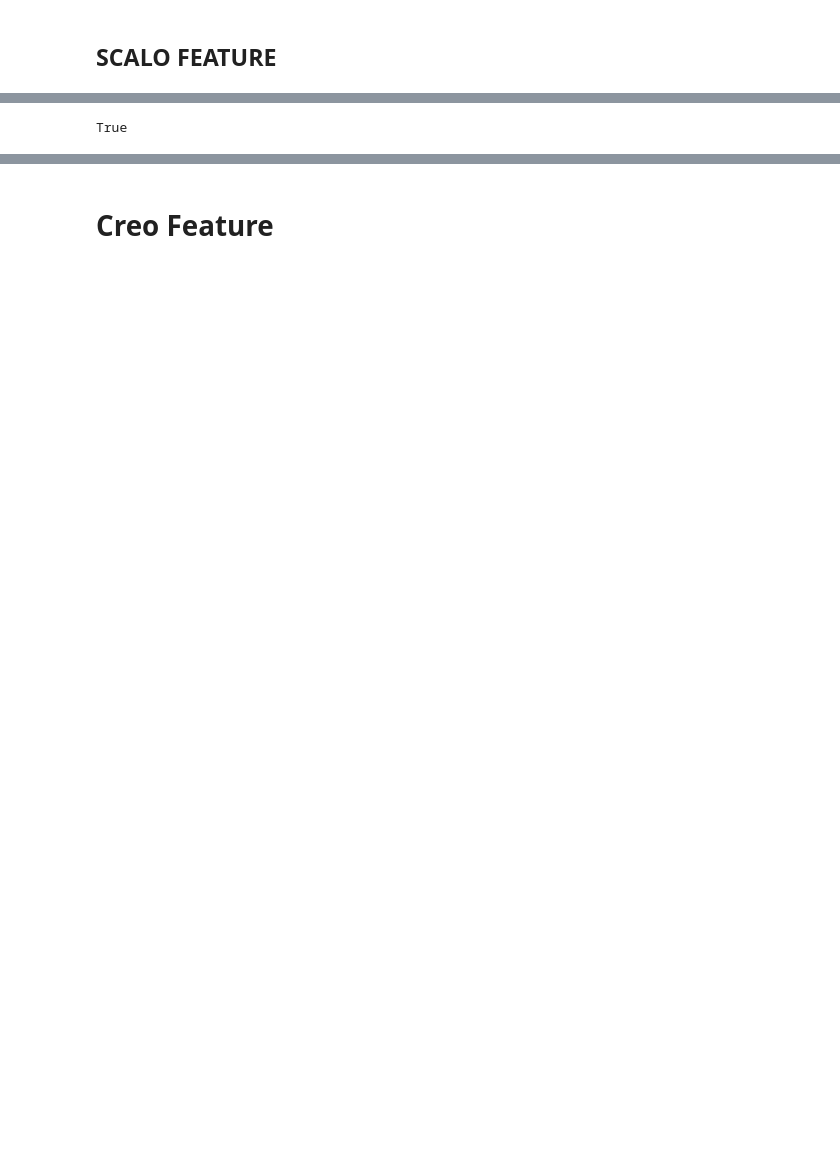
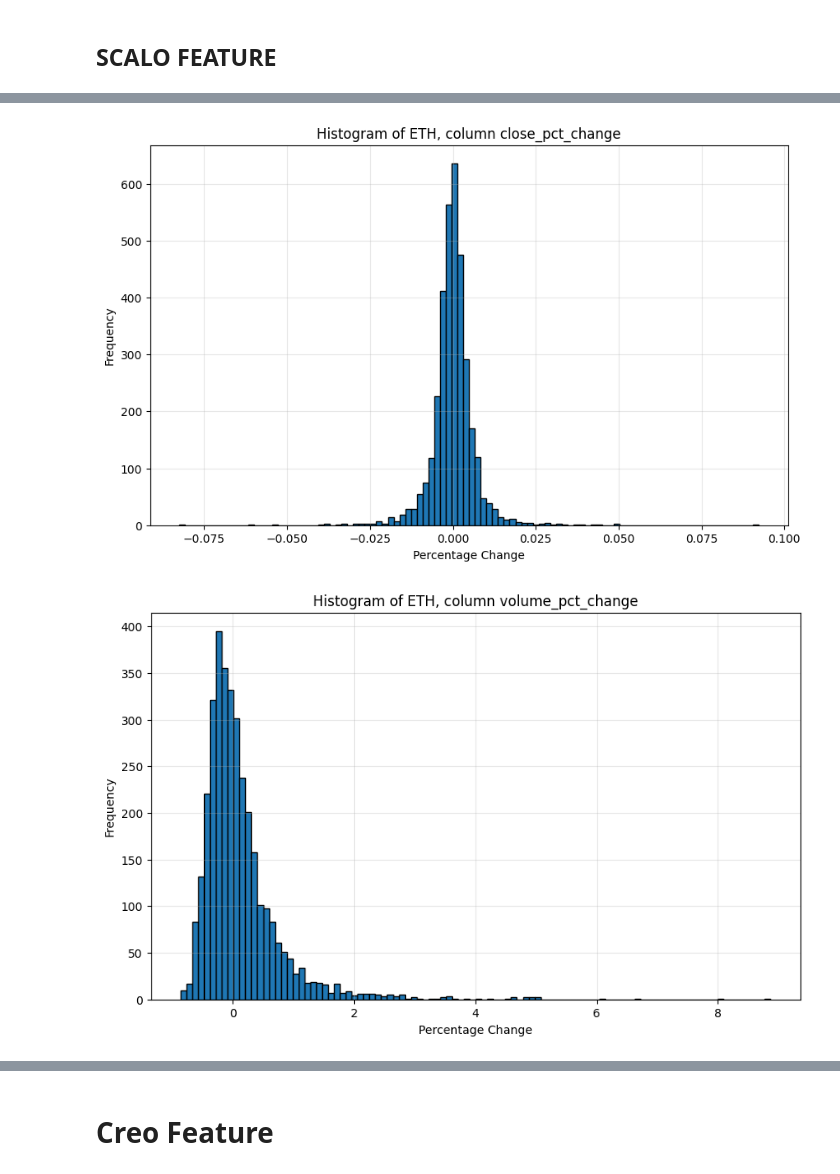
Before and after one commit to manuorlandi/FinancialPython, a Jupyter notebook: BYBIT.ipynb, the cells around one changed output, grey strips where cells are left out. Saved outputs shown, nothing was run; the diff lists cells and outputs as text; code cells hidden in the pictures; blank space fills up the shorter version.

```diff
--- a/BYBIT.ipynb
+++ b/BYBIT.ipynb
@@ -351,4 +372,0 @@ shape: (5, 12)
-# %%
-df_btc.drop_nulls().equals(df.filter(pl.col("symbol")=="BTC"))
-# %% [output]
-True
@@ -354,0 +380,6 @@ True
+# %%
+plot_histogram(df, "ETH", "close_pct_change")
+plot_histogram(df, "ETH", "volume_pct_change")
+# %% [output]
+[figure, added]
+[figure, added]
```
Also changed, not shown: parts of 25 cells of this notebook, 2 other files.
